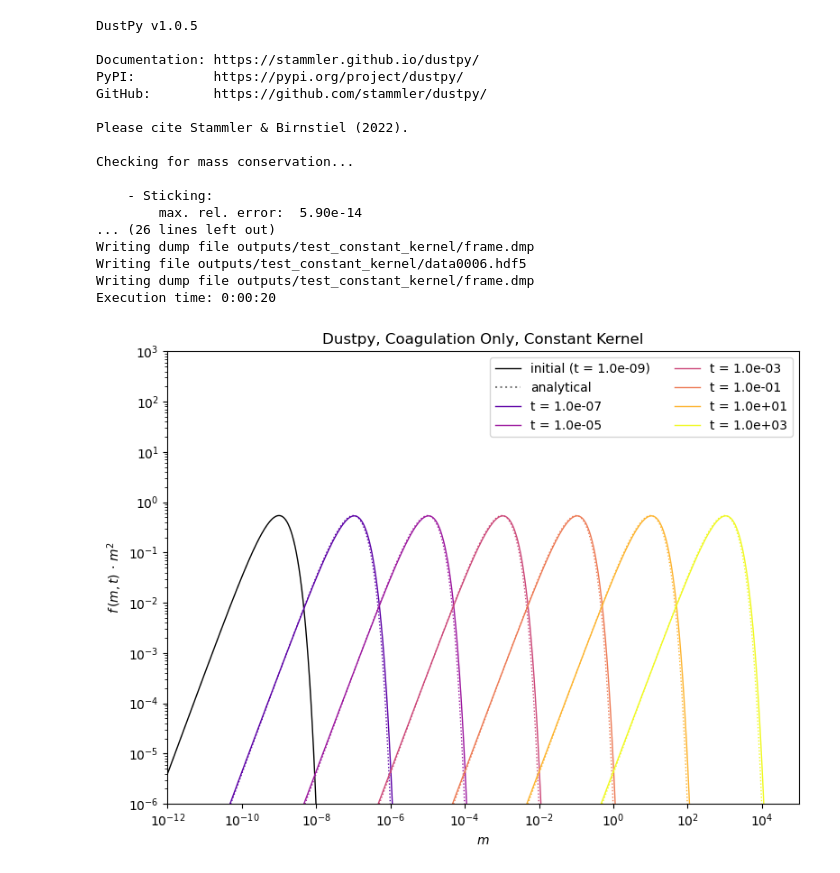
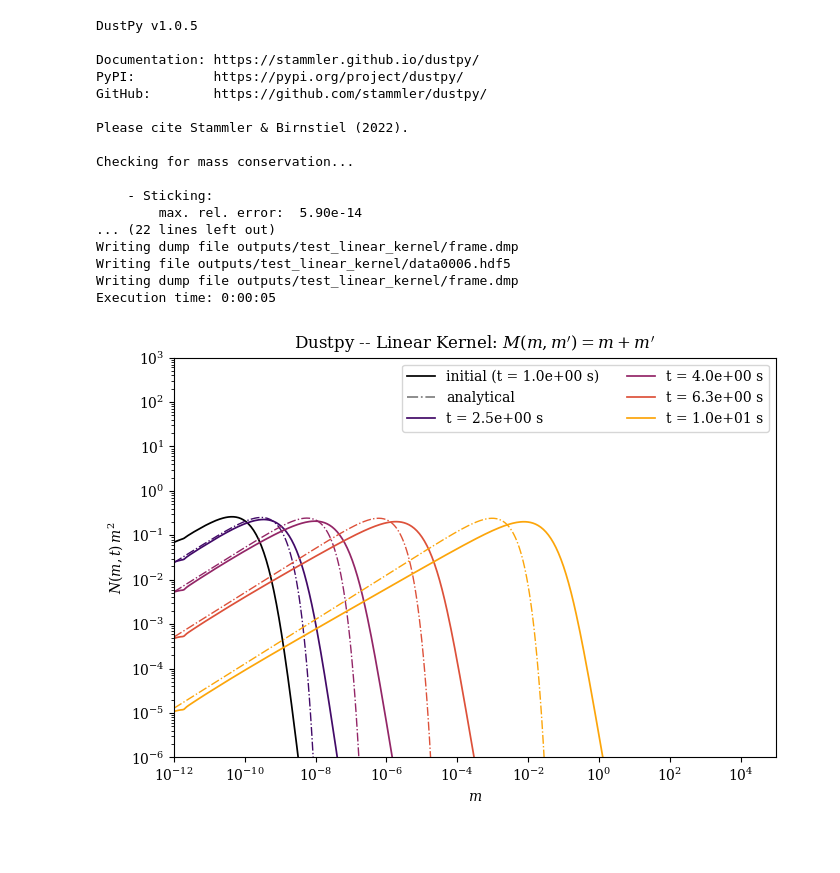
Before and after one commit to silkbha/Smoluchowski, a Jupyter notebook: notebooks/dustpy_test.ipynb, the cells around one changed output. Drawn from its saved outputs; the diff is of its cells as text; code cells hidden in the pictures; blank space fills up the shorter version.

```diff
--- a/notebooks/dustpy_test.ipynb
+++ b/notebooks/dustpy_test.ipynb
@@ -1,6 +1,10 @@
 # %%
+import shutil
 import numpy as np
 from matplotlib import pyplot as plt
+
+plt.rcParams['font.family'] = 'serif'
+plt.rcParams['lines.linewidth'] = 1.25
 
 # import dustpy as dp
 from dustpy import Simulation
@@ -22,17 +91,36 @@ sim.initialize()
 # %%
+# LINEAR KERNEL
+
+# create simulation
+sim = Simulation()
+
+# Change ini params and initialize simulation
+
+sim.ini.dust.allowDriftingParticles = True
+sim.ini.grid.Nr = 3
+sim.ini.grid.Nmbpd = 28
+
+sim.initialize()
+
 # Run test coagulation simulation with constant kernel
 
 a = 1.
 S0 = 1.
 
-set_constant_kernel(sim, a, S0)
-
-snapshots = np.logspace(-7., 3., 6)
+set_linear_kernel(sim, a, S0)
+snapshots = np.logspace(0., 1., 6)
 sim.t.snapshots = snapshots
 
-sim.writer.datadir = "outputs/test_constant_kernel"
+output_dir = "outputs/test_linear_kernel"
+shutil.rmtree(output_dir)
+sim.writer.datadir = output_dir
+sim.run()
 
-sim.run()
+# Read output
+
+SigmaLinear = sim.writer.read.sequence("dust.Sigma")
+m = sim.writer.read.sequence("grid.m")
+t = sim.writer.read.sequence("t")
 # %% [output]
 DustPy v1.0.5
 
@@ -46,37 +134,32 @@ Checking for mass conservation...
 
     - Sticking:
         max. rel. error:  5.90e-14
-... (26 lines left out)
-Writing dump file outputs/test_constant_kernel/frame.dmp
-Writing file outputs/test_constant_kernel/data0006.hdf5
-Writing dump file outputs/test_constant_kernel/frame.dmp
-Execution time: 0:00:20
+... (22 lines left out)
+Writing dump file outputs/test_linear_kernel/frame.dmp
+Writing file outputs/test_linear_kernel/data0006.hdf5
+Writing dump file outputs/test_linear_kernel/frame.dmp
+Execution time: 0:00:05
 # %%
-# Output / Plot
+# Plot linear kernel output
 
-SigmaConstant = sim.writer.read.sequence("dust.Sigma")
-m = sim.writer.read.sequence("grid.m")
-t = sim.writer.read.sequence("t")
+fig, ax = plt.subplots(1,1, figsize=(7,5))
 
-fig, ax = plt.subplots(1,1, figsize=(8,6))
+ax.loglog(m[0, ...], convert(SigmaLinear[0, 1, :], m[0, ...]), c="black", label="initial (t = 1.0e+00 s)")
+ax.plot(0., 0., "-.", c="black", label="analytical", alpha=0.5)
 
-ax.loglog(m[0, ...], convert(SigmaConstant[0, 1, :], m[0, ...]), lw=1, c="black", label="initial (t = 1.0e-09)")
-ax.plot(0., 0., ":", c="black", label="analytical", alpha=0.5)
-
-couleurs = plt.cm.plasma(np.linspace(0,1,len(t)))
+couleurs = plt.cm.inferno(np.linspace(0,1,len(t)+1))
 for i in range(1, len(t)):
     cstr = couleurs[i] # "C" + str(i-1)
-    ax.loglog(m[i,:], convert(SigmaConstant[i,1,:], m[i,:]), lw=1, c=cstr, label="t = {:3.1e}".format(t[i]))
-    ax.loglog(m[i,:], solution_constant_kernel(t[i], m[i,:], a, S0), ":", lw=1, c=cstr)
-
+    ax.loglog(m[i, ...], convert(SigmaLinear[i, 1, :], m[i, ...]), lw=1.25, c=cstr, label="t = {:3.1e} s".format(t[i]))
+    ax.loglog(m[i, ...], solution_linear_kernel(t[i], m[i, ...], a, S0), "-.", lw=1, c=cstr)
 ax.legend(ncol=2)
 ax.set_xlim(m[0, 0], m[0, -1])
 ax.set_ylim(1.e-6, 1.e3)
-ax.set_xlabel(r"$m$")
-ax.set_ylabel(r"$f\,\left(m,t\right)\,\cdot\,m^2$")
-ax.set_title(r"Dustpy, Coagulation Only, Constant Kernel")
+ax.set_xlabel(r"$m$", math_fontfamily='dejavuserif')
+ax.set_ylabel(r"$N\left(m,t\right)\, m^2$", math_fontfamily='dejavuserif')
+ax.set_title(r"Dustpy -- Linear Kernel: $M\left( m, m'\right) = m + m'$", math_fontfamily='dejavuserif')
 fig.tight_layout()
-plt.savefig(str(sim.writer.datadir)+".png")
+plt.savefig(str(sim.writer.datadir)+".pdf")
 plt.show()
 # %% [output]
-[figure, old version]
+[figure, new version]
```
Also changed, not shown: parts of 2 cells of this notebook, 1 other file.
